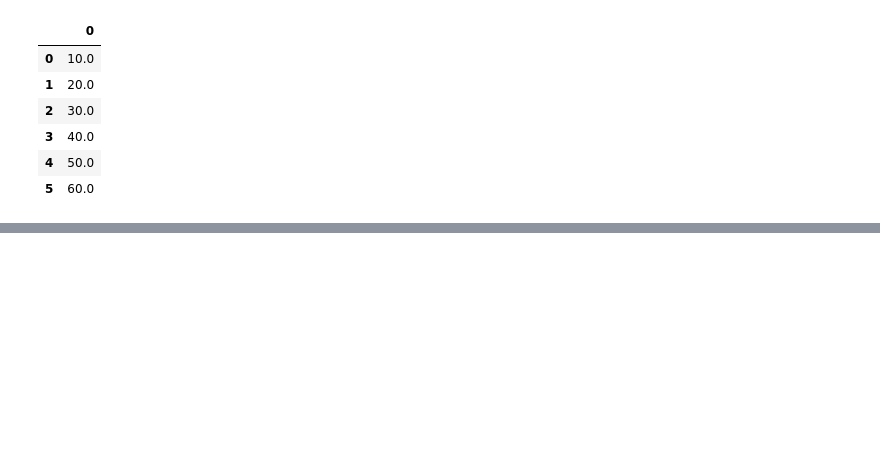
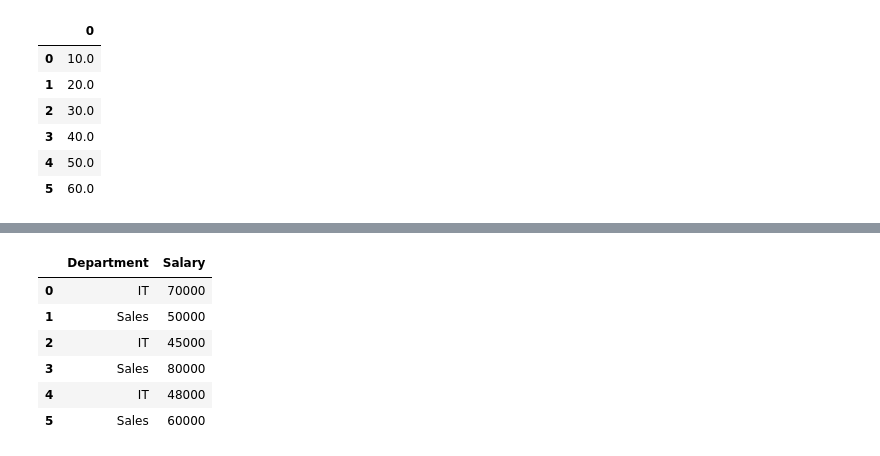
Before and after one commit to RitikSareen/AIPractice, a Jupyter notebook: pandas/basicPandas.ipynb, the cells around one changed output, grey strips where cells are left out. Saved outputs shown, nothing was run; the diff lists cells and outputs as text; code cells hidden in the pictures; blank space fills up the shorter version.

```diff
--- a/pandas/basicPandas.ipynb
+++ b/pandas/basicPandas.ipynb
@@ -284,0 +343,10 @@ df3
+# %%
+dftemp
+# %% [output]
+|  | Department | Salary |
+| 0 | IT | 70000 |
+| 1 | Sales | 50000 |
+| 2 | IT | 45000 |
+| 3 | Sales | 80000 |
+| 4 | IT | 48000 |
+| 5 | Sales | 60000 |
```
Also changed, not shown: parts of 9 cells of this notebook.
